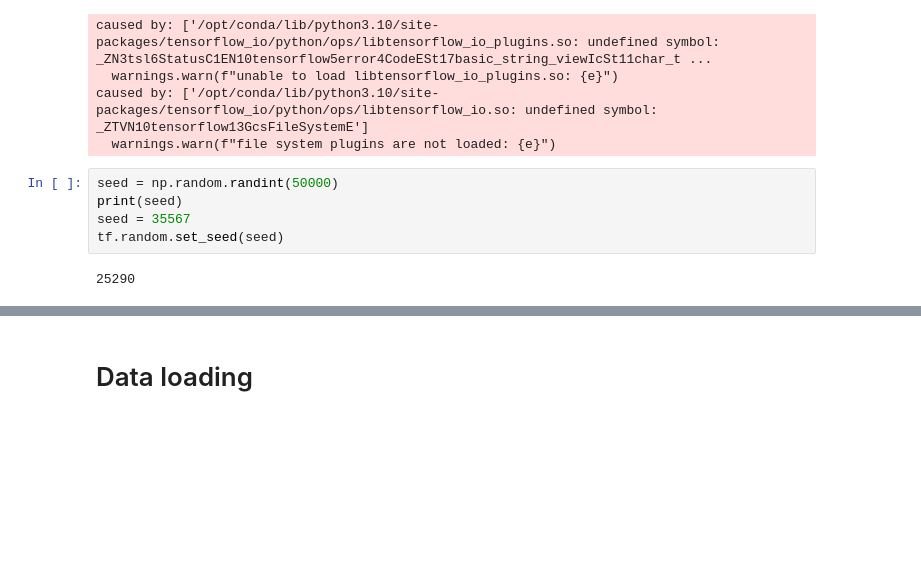
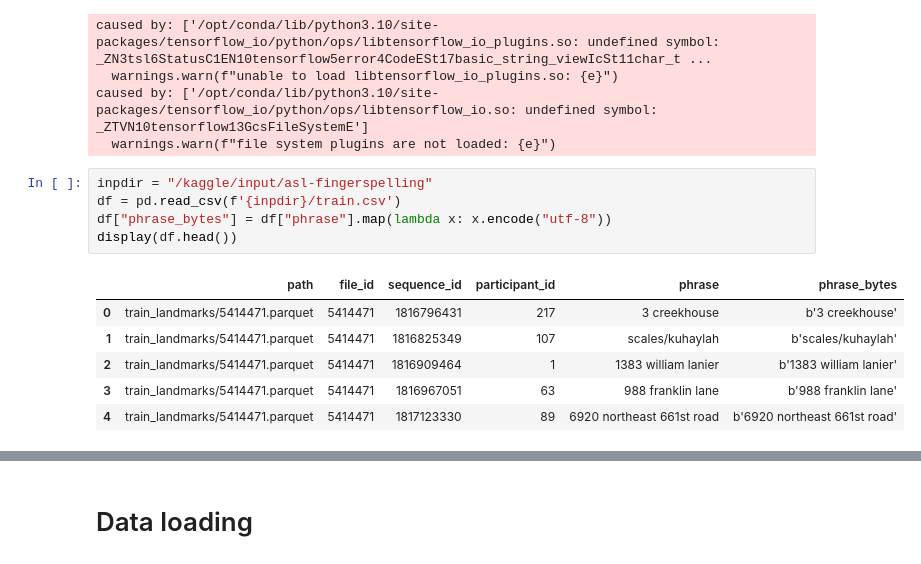
Before and after one commit to akiragm/Kaggle-competitions, a Jupyter notebook: aslfr-a-simple-transformer.ipynb, the cells around one changed output, grey strips where cells are left out. Saved outputs shown, nothing was run; the diff lists cells and outputs as text; blank space fills up the shorter version.

```diff
--- a/aslfr-a-simple-transformer.ipynb
+++ b/aslfr-a-simple-transformer.ipynb
@@ -33,10 +27,15 @@ caused by: ['/opt/conda/lib/python3.10/site-packages/tensorflow_io/python/ops/li
   warnings.warn(f"unable to load libtensorflow_io_plugins.so: {e}")
 caused by: ['/opt/conda/lib/python3.10/site-packages/tensorflow_io/python/ops/libtensorflow_io.so: undefined symbol: _ZTVN10tensorflow13GcsFileSystemE']
   warnings.warn(f"file system plugins are not loaded: {e}")
-# %%
-seed = np.random.randint(50000)
-print(seed)
-seed = 35567
-tf.random.set_seed(seed)
-# %% [output]
-25290
+# %%
+inpdir = "/kaggle/input/asl-fingerspelling"
+df = pd.read_csv(f'{inpdir}/train.csv')
+df["phrase_bytes"] = df["phrase"].map(lambda x: x.encode("utf-8"))
+display(df.head())
+# %% [output]
+|  | path | file_id | sequence_id | participant_id | phrase | phrase_bytes |
+| 0 | train_landmarks/5414471.parquet | 5414471 | 1816796431 | 217 | 3 creekhouse | b'3 creekhouse' |
+| 1 | train_landmarks/5414471.parquet | 5414471 | 1816825349 | 107 | scales/kuhaylah | b'scales/kuhaylah' |
+| 2 | train_landmarks/5414471.parquet | 5414471 | 1816909464 | 1 | 1383 william lanier | b'1383 william lanier' |
+| 3 | train_landmarks/5414471.parquet | 5414471 | 1816967051 | 63 | 988 franklin lane | b'988 franklin lane' |
+| 4 | train_landmarks/5414471.parquet | 5414471 | 1817123330 | 89 | 6920 northeast 661st road | b'6920 northeast 661st road' |
```
Also changed, not shown: parts of 19 cells of this notebook.
